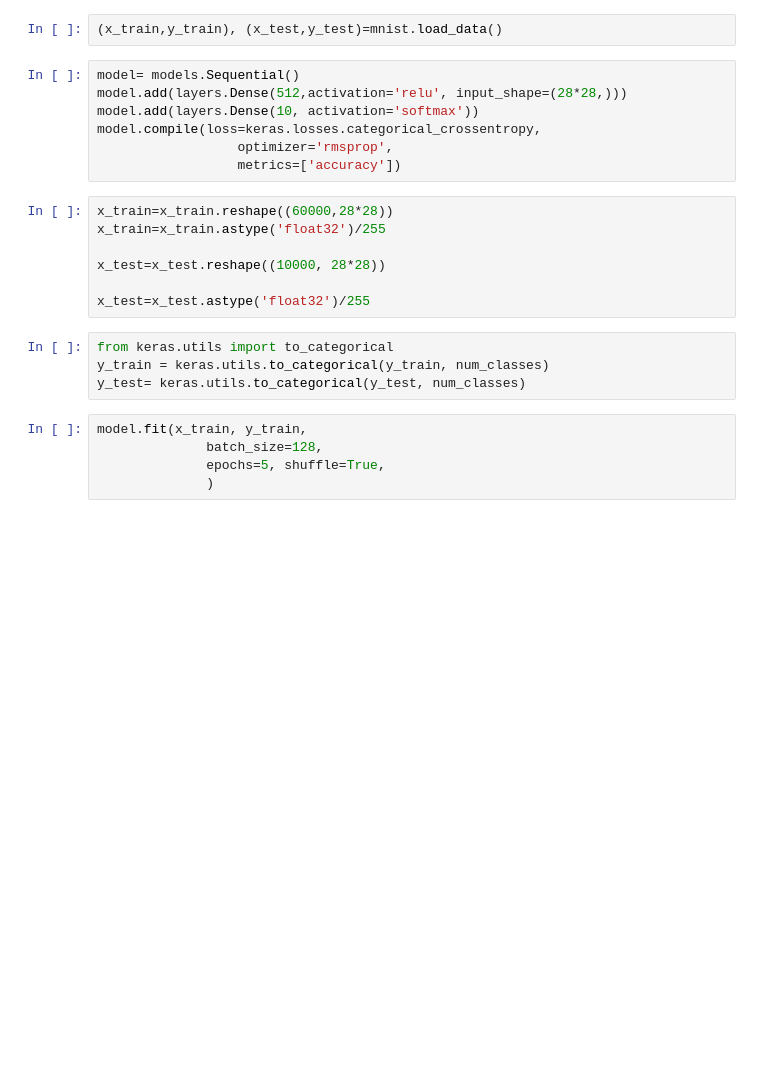
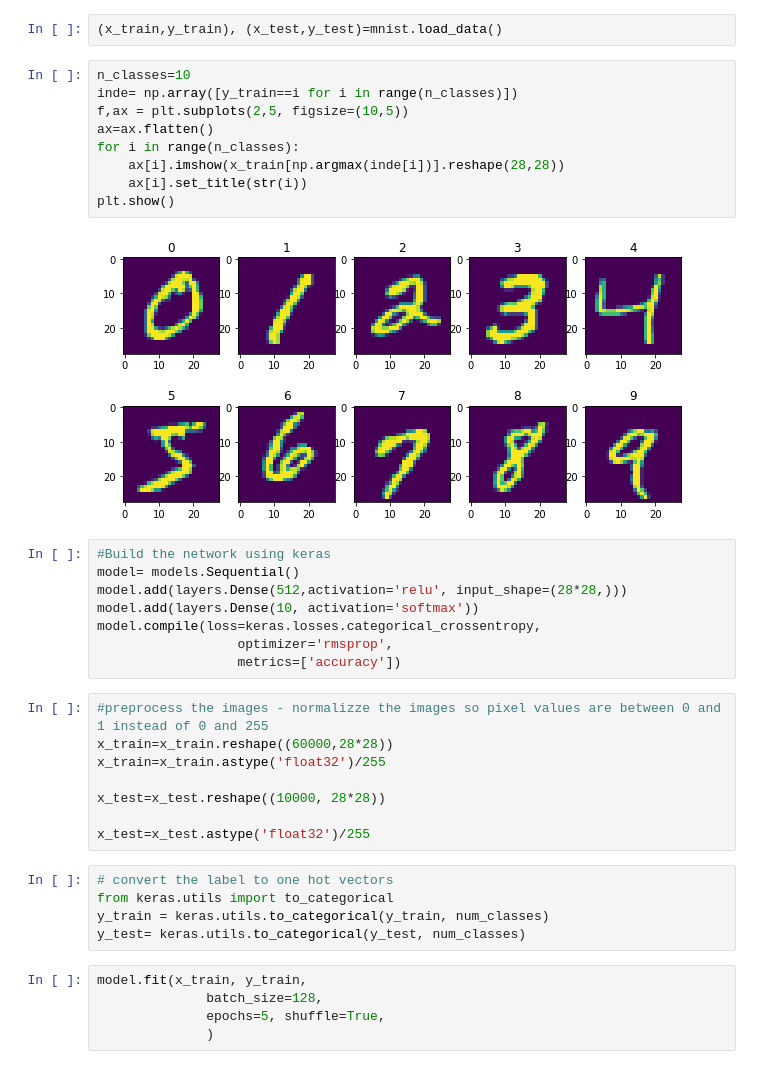
Before and after one commit to garima0106/Adversarial, a Jupyter notebook: Adv_FGSM_attack.ipynb, the cells around one changed output. Saved outputs shown, nothing was run; the diff lists cells and outputs as text; blank space fills up the shorter version.

Commit message:
adding plots

```diff
--- a/Adv_FGSM_attack.ipynb
+++ b/Adv_FGSM_attack.ipynb
@@ -38,7 +40,19 @@ session= tf.Session()
 keras.backend.set_session(session)
 # %%
 (x_train,y_train), (x_test,y_test)=mnist.load_data()
+# %%
+n_classes=10
+inde= np.array([y_train==i for i in range(n_classes)])
+f,ax = plt.subplots(2,5, figsize=(10,5))
+ax=ax.flatten()
+for i in range(n_classes):
+    ax[i].imshow(x_train[np.argmax(inde[i])].reshape(28,28))
+    ax[i].set_title(str(i))
+plt.show()
+# %% [output]
+[figure, added]
 # %%
+#Build the network using keras
 model= models.Sequential()
 model.add(layers.Dense(512,activation='relu', input_shape=(28*28,)))
 model.add(layers.Dense(10, activation='softmax'))
@@ -46,6 +60,7 @@ model.compile(loss=keras.losses.categorical_crossentropy,
                   optimizer='rmsprop',
                   metrics=['accuracy'])
 # %%
+#preprocess the images - normalizze the images so pixel values are between 0 and 1 instead of 0 and 255
 x_train=x_train.reshape((60000,28*28))
 x_train=x_train.astype('float32')/255
 
@@ -53,6 +68,7 @@ x_test=x_test.reshape((10000, 28*28))
 
 x_test=x_test.astype('float32')/255
 # %%
+# convert the label to one hot vectors
 from keras.utils import to_categorical
 y_train = keras.utils.to_categorical(y_train, num_classes)
 y_test= keras.utils.to_categorical(y_test, num_classes)
```
Also changed, not shown: parts of 6 cells of this notebook.
